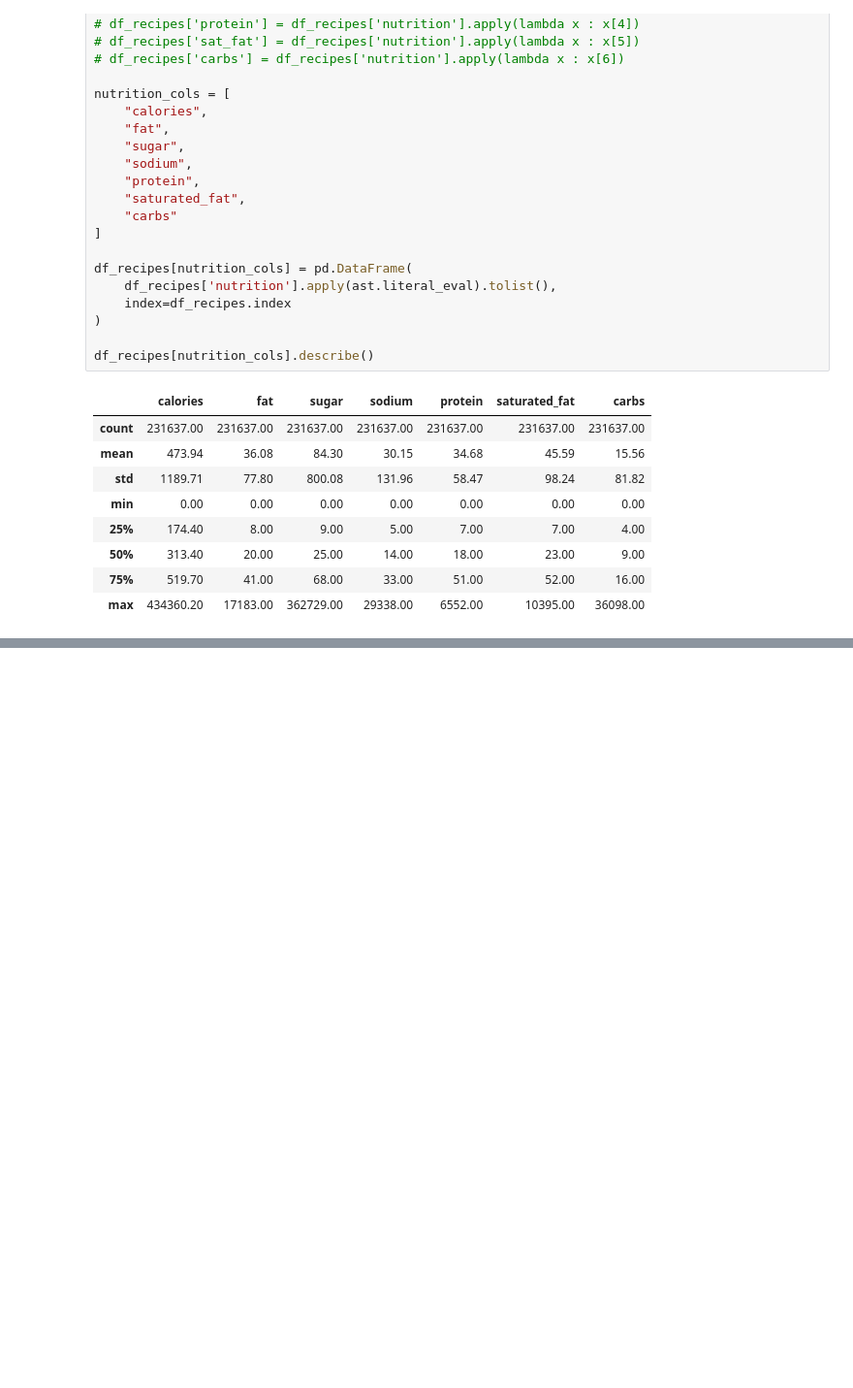
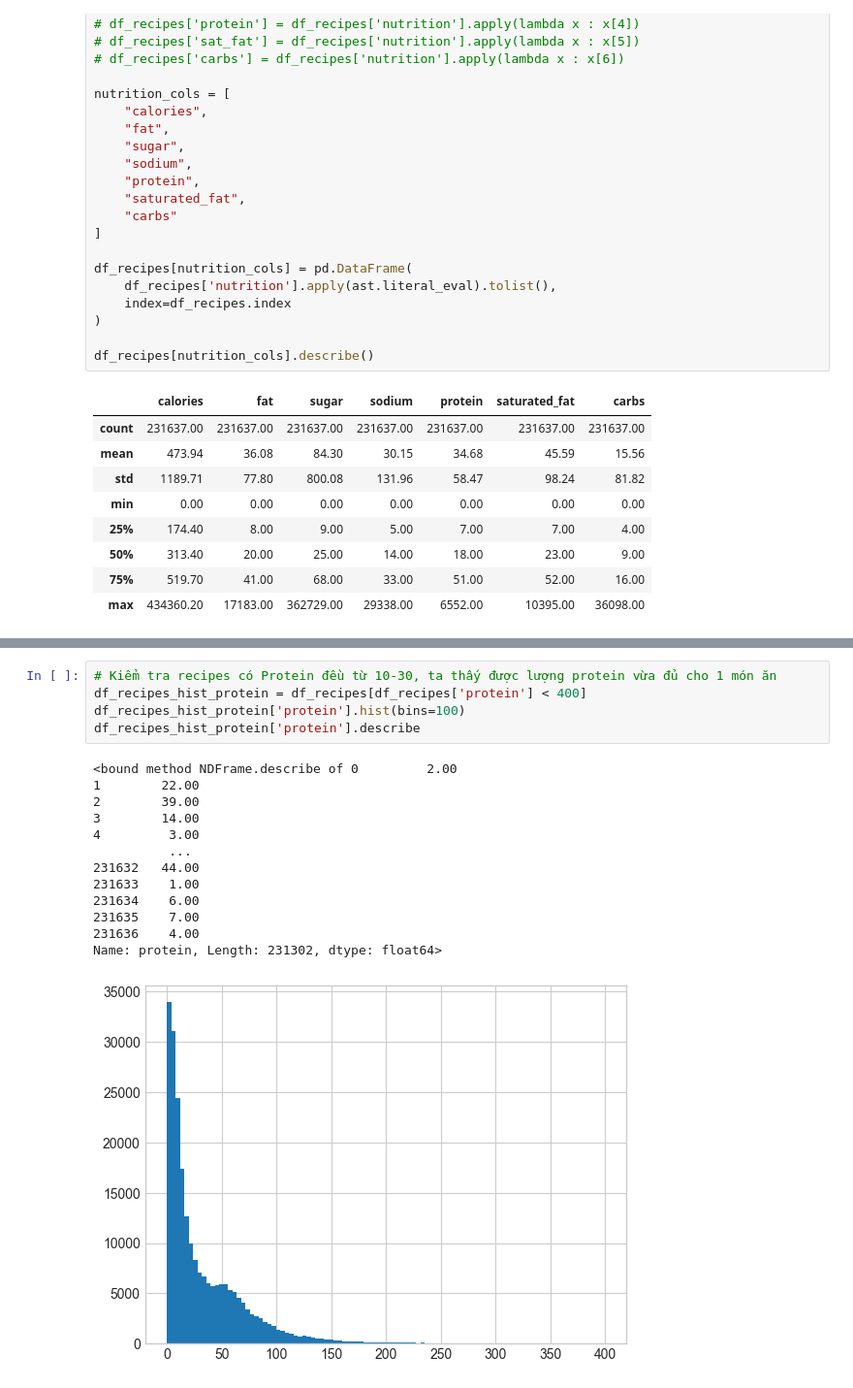
Before and after one commit to PH31M/Food-RecommendationSystem, a Jupyter notebook: notebooks/01_data_exploration.ipynb, the cells around one changed output, grey strips where cells are left out. Shown at 97% size. Cells and saved outputs as stored; diff of their text form; blank space fills up the shorter version.

```diff
--- a/notebooks/01_data_exploration.ipynb
+++ b/notebooks/01_data_exploration.ipynb
@@ -198,3 +236,22 @@ display(df_recipes['protein'].hist())
+# %%
+# Kiểm tra recipes có Protein đều từ 10-30, ta thấy được lượng protein vừa đủ cho 1 món ăn
+df_recipes_hist_protein = df_recipes[df_recipes['protein'] < 400]
+df_recipes_hist_protein['protein'].hist(bins=100)
+df_recipes_hist_protein['protein'].describe
+# %% [output]
+<bound method NDFrame.describe of 0         2.00
+1        22.00
+2        39.00
+3        14.00
+4         3.00
+          ...
+231632   44.00
+231633    1.00
+231634    6.00
+231635    7.00
+231636    4.00
+Name: protein, Length: 231302, dtype: float64>
+[figure, added]
 # %%
 # Phân tích độ dài instruction
 # Feature Engineering
```
Also changed, not shown: parts of 5 cells of this notebook.
